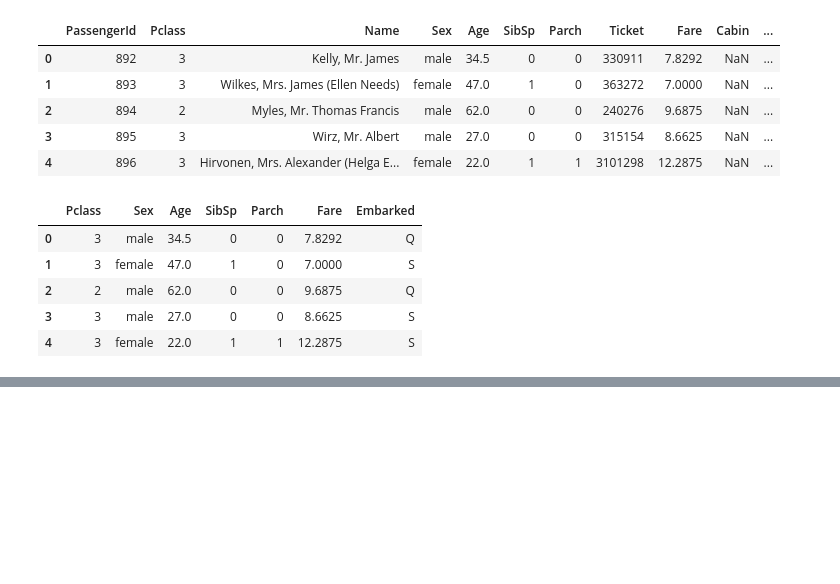
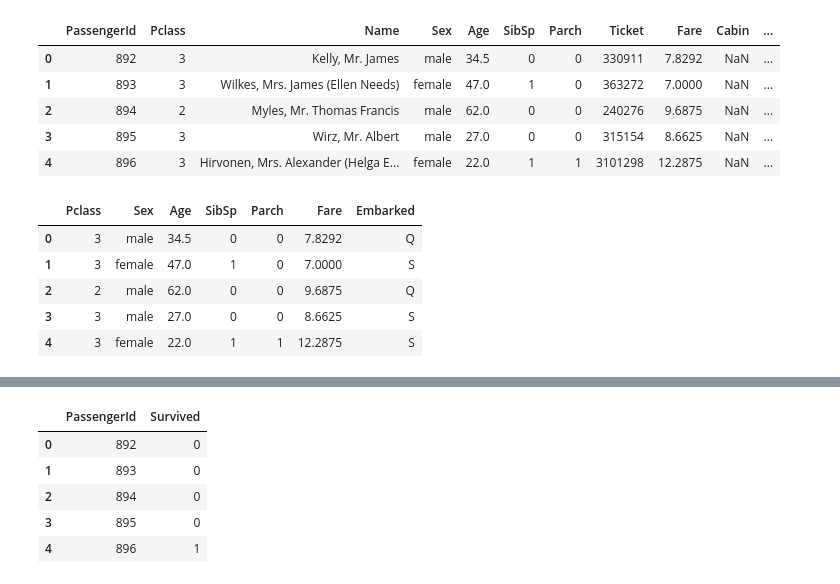
Before and after one commit to sricharan245/python-developments, a Jupyter notebook: Titanic_Survival_Classification.ipynb, the cells around one changed output, grey strips where cells are left out. Cells and saved outputs as stored; diff of their text form; code cells hidden in the pictures; blank space fills up the shorter version.

```diff
--- a/Titanic_Survival_Classification.ipynb
+++ b/Titanic_Survival_Classification.ipynb
@@ -656,0 +607,15 @@ td.head()
+# %%
+preds = rf.predict(td_encoded)
+# %%
+submission_df = pd.DataFrame(preds, columns=['Survived'], index=td_raw['PassengerId'])
+# %%
+submission_df.reset_index(inplace=True)
+# %%
+submission_df.head()
+# %% [output]
+|  | PassengerId | Survived |
+| 0 | 892 | 0 |
+| 1 | 893 | 0 |
+| 2 | 894 | 0 |
+| 3 | 895 | 0 |
+| 4 | 896 | 1 |
```
Also changed, not shown: parts of 29 cells of this notebook.
